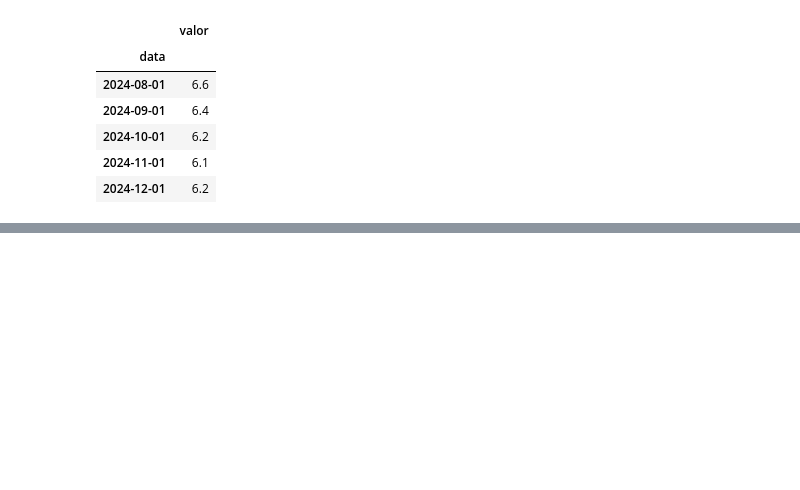
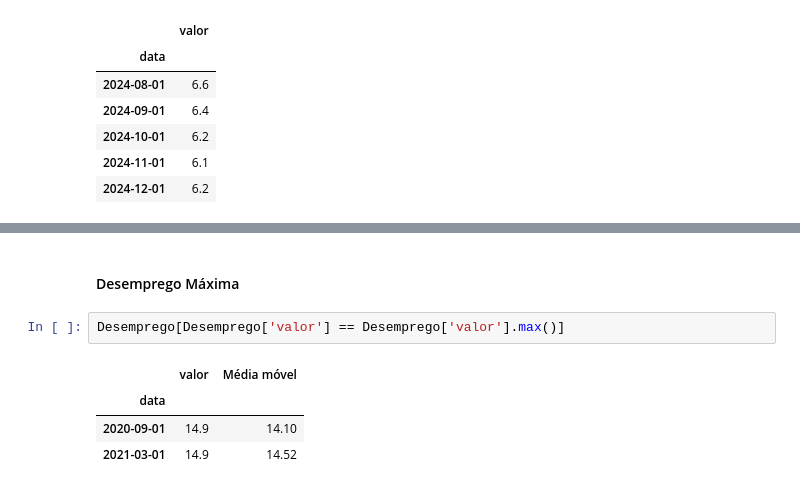
Before and after one commit to edubrumgithub/Analise-Indicadores-Financeiros-Economicos, a Jupyter notebook: main.ipynb, the cells around one changed output, grey strips where cells are left out. Cells and saved outputs as stored; diff of their text form; blank space fills up the shorter version.

```diff
--- a/main.ipynb
+++ b/main.ipynb
@@ -523,0 +553,9 @@ fig.show()
+# %% [markdown]
+#### Desemprego Máxima
+# %%
+Desemprego[Desemprego['valor'] == Desemprego['valor'].max()]
+# %% [output]
+|  | valor | Média móvel |
+| data |  |  |
+| 2020-09-01 | 14.9 | 14.10 |
+| 2021-03-01 | 14.9 | 14.52 |
```
Also changed, not shown: parts of 33 cells of this notebook, 2 other files.
